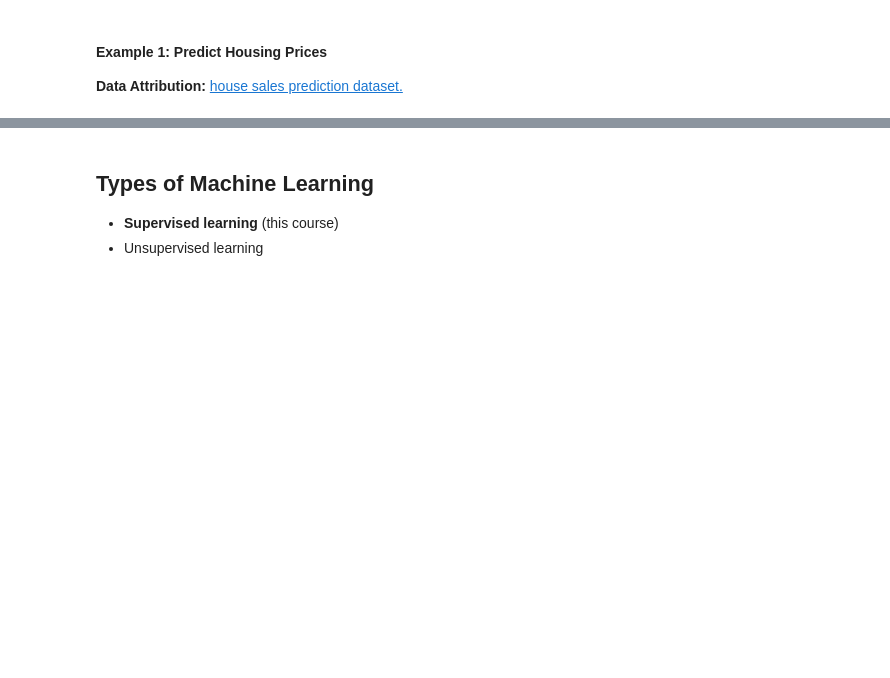
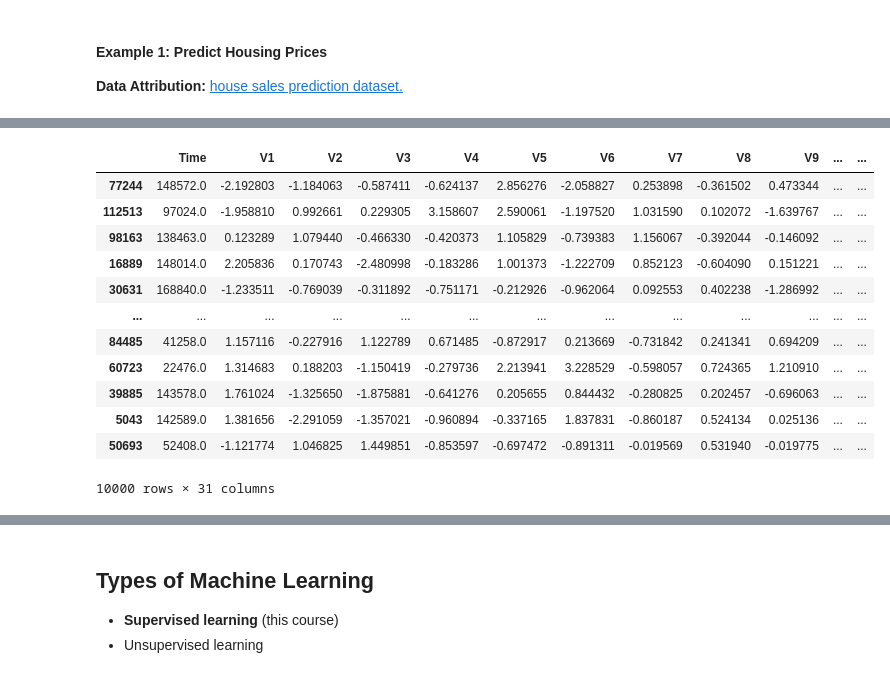
Before and after one commit to bait509-ubc/BAIT509, a Jupyter notebook: lectures/lecture1.ipynb, the cells around one changed output, grey strips where cells are left out. Cells and saved outputs as stored; diff of their text form; code cells hidden in the pictures; blank space fills up the shorter version.

```diff
--- a/lectures/lecture1.ipynb
+++ b/lectures/lecture1.ipynb
@@ -208,0 +214,17 @@ buckeye, horse chestnut, conker, 0.00
+# %%
+cc_df = pd.read_csv("data/creditcard_sample.csv").sample(10_000, random_state=390)
+cc_df
+# %% [output]
+|  | Time | V1 | V2 | V3 | V4 | V5 | V6 | V7 | V8 | V9 | ... | ... |
+| 77244 | 148572.0 | -2.192803 | -1.184063 | -0.587411 | -0.624137 | 2.856276 | -2.058827 | 0.253898 | -0.361502 | 0.473344 | ... | ... |
+| 112513 | 97024.0 | -1.958810 | 0.992661 | 0.229305 | 3.158607 | 2.590061 | -1.197520 | 1.031590 | 0.102072 | -1.639767 | ... | ... |
+| 98163 | 138463.0 | 0.123289 | 1.079440 | -0.466330 | -0.420373 | 1.105829 | -0.739383 | 1.156067 | -0.392044 | -0.146092 | ... | ... |
+| 16889 | 148014.0 | 2.205836 | 0.170743 | -2.480998 | -0.183286 | 1.001373 | -1.222709 | 0.852123 | -0.604090 | 0.151221 | ... | ... |
+| 30631 | 168840.0 | -1.233511 | -0.769039 | -0.311892 | -0.751171 | -0.212926 | -0.962064 | 0.092553 | 0.402238 | -1.286992 | ... | ... |
+| ... | ... | ... | ... | ... | ... | ... | ... | ... | ... | ... | ... | ... |
+| 84485 | 41258.0 | 1.157116 | -0.227916 | 1.122789 | 0.671485 | -0.872917 | 0.213669 | -0.731842 | 0.241341 | 0.694209 | ... | ... |
+| 60723 | 22476.0 | 1.314683 | 0.188203 | -1.150419 | -0.279736 | 2.213941 | 3.228529 | -0.598057 | 0.724365 | 1.210910 | ... | ... |
+| 39885 | 143578.0 | 1.761024 | -1.325650 | -1.875881 | -0.641276 | 0.205655 | 0.844432 | -0.280825 | 0.202457 | -0.696063 | ... | ... |
+| 5043 | 142589.0 | 1.381656 | -2.291059 | -1.357021 | -0.960894 | -0.337165 | 1.837831 | -0.860187 | 0.524134 | 0.025136 | ... | ... |
+| 50693 | 52408.0 | -1.121774 | 1.046825 | 1.449851 | -0.853597 | -0.697472 | -0.891311 | -0.019569 | 0.531940 | -0.019775 | ... | ... |
+10000 rows × 31 columns
```
Also changed, not shown: parts of 28 cells of this notebook.
